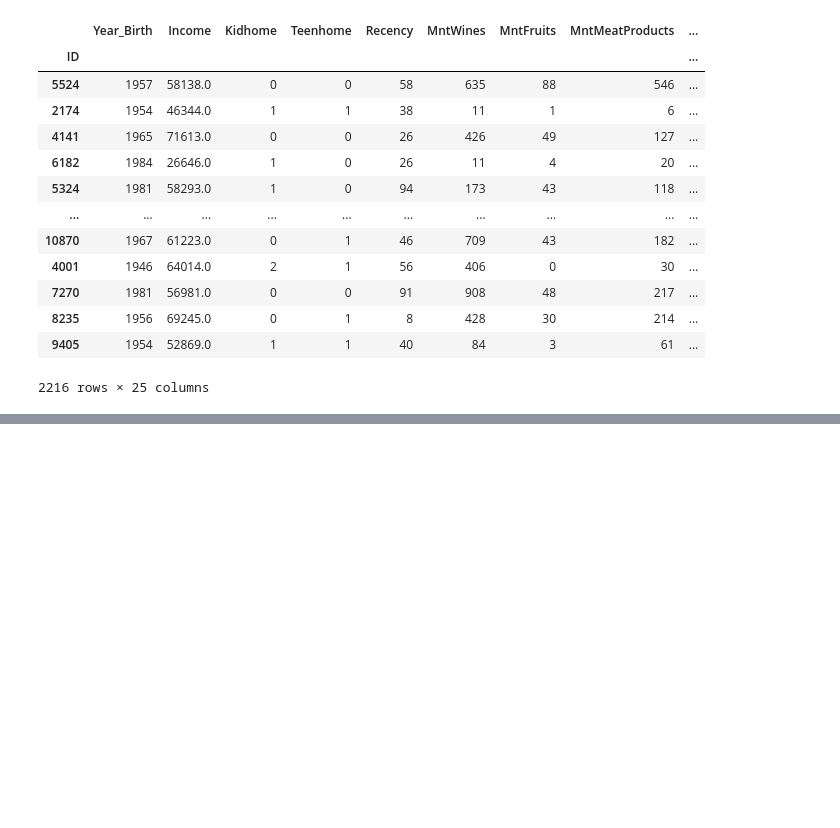
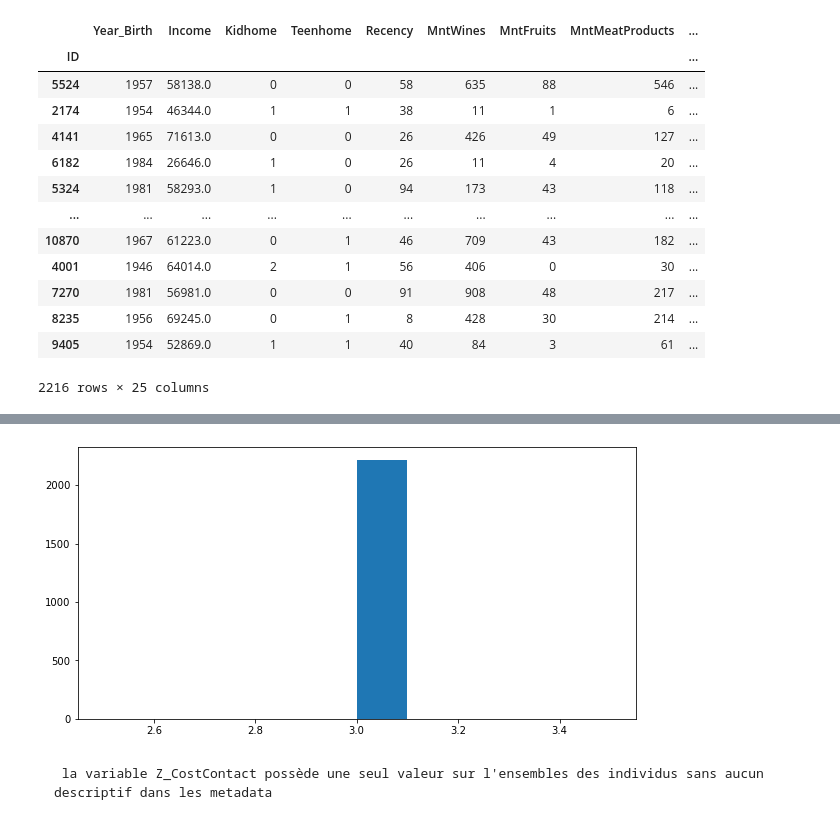
Before and after one commit to anjym/Segmentation_client, a Jupyter notebook: Segmentation_client.ipynb, the cells around one changed output, grey strips where cells are left out. Cells and saved outputs as stored; diff of their text form; code cells hidden in the pictures; blank space fills up the shorter version.

```diff
--- a/Segmentation_client.ipynb
+++ b/Segmentation_client.ipynb
@@ -351,0 +379,7 @@ Index(['Year_Birth', 'Income', 'Kidhome', 'Teenhome', 'Recency', 'MntWines',
+# %%
+plt.figure( figsize=(10,5))
+plt.hist(df1_quanti['Z_CostContact']);
+# %% [output]
+[figure, added]
+# %% [markdown]
+     la variable Z_CostContact possède une seul valeur sur l'ensembles des individus sans aucun descriptif dans les metadata
```
Also changed, not shown: parts of 69 cells of this notebook.
